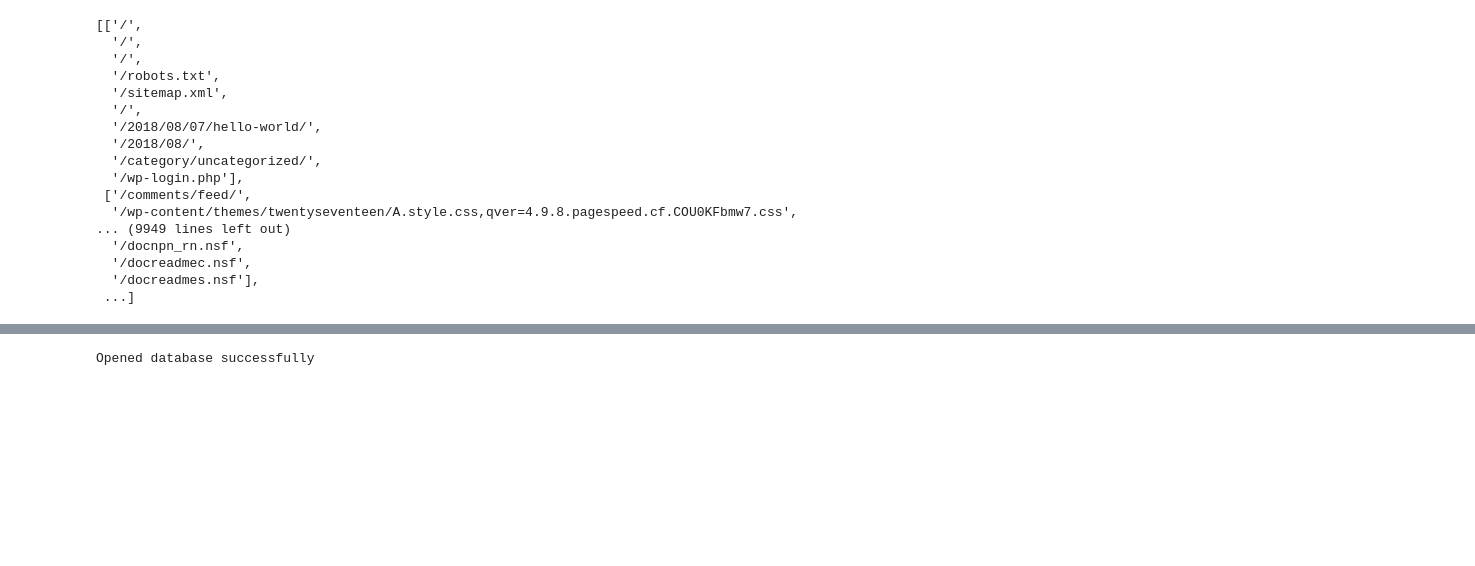
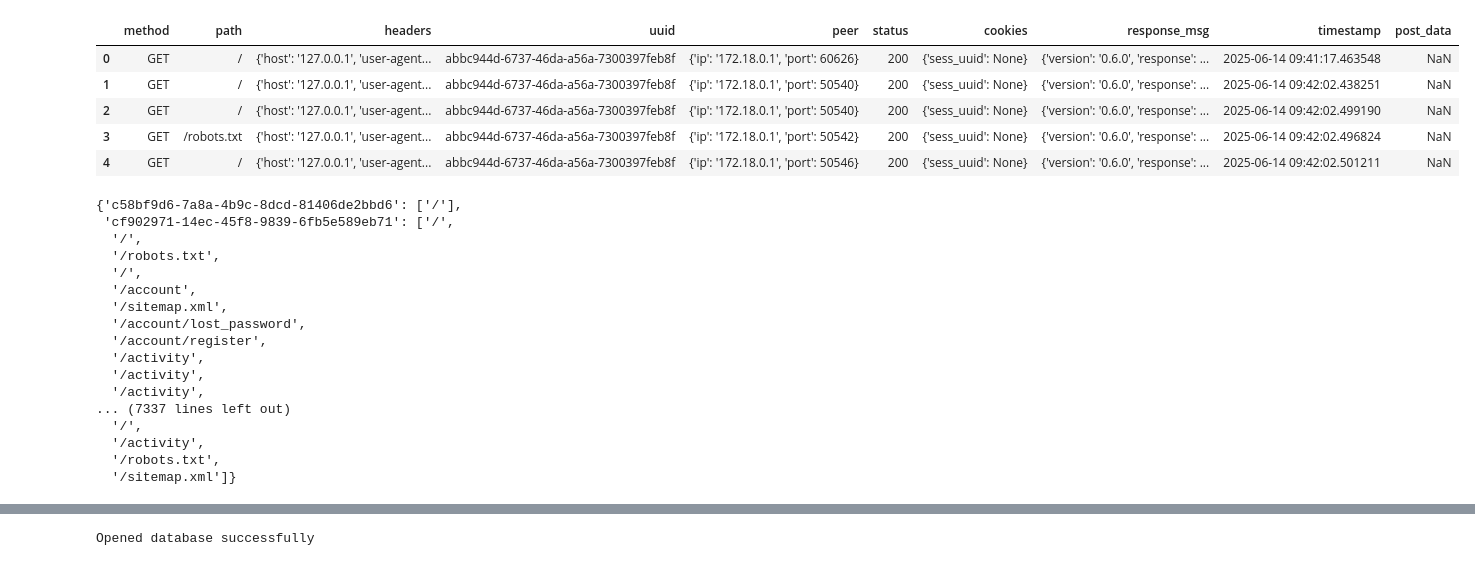
Before and after one commit to yehezkiel1086/ml-web-honeypot, a Jupyter notebook: data-mining/assoc_rules_paths.ipynb, the cells around one changed output, grey strips where cells are left out. Drawn from its saved outputs; the diff is of its cells as text; code cells hidden in the pictures; blank space fills up the shorter version.

```diff
--- a/data-mining/assoc_rules_paths.ipynb
+++ b/data-mining/assoc_rules_paths.ipynb
@@ -14,41 +14,61 @@ df.head(5)
+# %%
+# get the paths with params
+# filtered_paths = filtered_df["path"]
+
+# get the paths without params
+df["path"] = df["path"].apply(lambda x: x.split('?', 1)[0])
+
+df.head(5)
+# %% [output]
+|  | method | path | headers | uuid | peer | status | cookies | response_msg | timestamp | post_data |
+| 0 | GET | / | {'host': '127.0.0.1', 'user-agent... | abbc944d-6737-46da-a56a-7300397feb8f | {'ip': '172.18.0.1', 'port': 60626} | 200 | {'sess_uuid': None} | {'version': '0.6.0', 'response': ... | 2025-06-14 09:41:17.463548 | NaN |
+| 1 | GET | / | {'host': '127.0.0.1', 'user-agent... | abbc944d-6737-46da-a56a-7300397feb8f | {'ip': '172.18.0.1', 'port': 50540} | 200 | {'sess_uuid': None} | {'version': '0.6.0', 'response': ... | 2025-06-14 09:42:02.438251 | NaN |
+| 2 | GET | / | {'host': '127.0.0.1', 'user-agent... | abbc944d-6737-46da-a56a-7300397feb8f | {'ip': '172.18.0.1', 'port': 50540} | 200 | {'sess_uuid': None} | {'version': '0.6.0', 'response': ... | 2025-06-14 09:42:02.499190 | NaN |
+| 3 | GET | /robots.txt | {'host': '127.0.0.1', 'user-agent... | abbc944d-6737-46da-a56a-7300397feb8f | {'ip': '172.18.0.1', 'port': 50542} | 200 | {'sess_uuid': None} | {'version': '0.6.0', 'response': ... | 2025-06-14 09:42:02.496824 | NaN |
+| 4 | GET | / | {'host': '127.0.0.1', 'user-agent... | abbc944d-6737-46da-a56a-7300397feb8f | {'ip': '172.18.0.1', 'port': 50546} | 200 | {'sess_uuid': None} | {'version': '0.6.0', 'response': ... | 2025-06-14 09:42:02.501211 | NaN |
 # %%
-paths = df["path"]
-
-# jangan ikutkan parameter path
-filtered_paths = paths.apply(lambda x: x.split('?', 1)[0])
-
 paths_matrix = []
 tmp = []
+sess_uuids_paths = {
+  # "{sess_uuid}": []
+}
+sess_uuids = []
 
-for i, x in enumerate(filtered_paths):
-  if i % 10 == 0 and i != 0:
-    paths_matrix.append(tmp)
-    tmp = []
-  tmp.append(x)
+for _, row in df.iterrows():
+  sess_uuid = row.get("cookies", {}).get("sess_uuid") or row.get("response_msg", {}).get("response", {}).get("message", {}).get("sess_uuid")
+  path = row["path"]
 
-# Tambahkan grup terakhir jika tidak kosong
-if tmp:
-  paths_matrix.append(tmp)
+  if sess_uuid in sess_uuids:
+    sess_uuids_paths[sess_uuid].append(path)
+  else:
+    sess_uuids_paths[sess_uuid] = [path]
+    sess_uuids.append(sess_uuid)
 
-paths_matrix
+paths_matrix = list(sess_uuids_paths.values())
+# for paths in sess_uuids_paths.values():
+#   paths_matrix.append(paths)
+
+sess_uuids_paths
+# paths_matrix
+# print(len(paths_matrix), len(sess_uuids_paths.keys()))
 # %% [output]
-[['/',
-  '/',
+{'c58bf9d6-7a8a-4b9c-8dcd-81406de2bbd6': ['/'],
+ 'cf902971-14ec-45f8-9839-6fb5e589eb71': ['/',
   '/',
   '/robots.txt',
+  '/',
+  '/account',
   '/sitemap.xml',
+  '/account/lost_password',
+  '/account/register',
+  '/activity',
+  '/activity',
+  '/activity',
+... (7337 lines left out)
   '/',
-  '/2018/08/07/hello-world/',
-  '/2018/08/',
-  '/category/uncategorized/',
-  '/wp-login.php'],
- ['/comments/feed/',
-  '/wp-content/themes/twentyseventeen/A.style.css,qver=4.9.8.pagespeed.cf.COU0KFbmw7.css',
-... (9949 lines left out)
-  '/docnpn_rn.nsf',
-  '/docreadmec.nsf',
-  '/docreadmes.nsf'],
- ...]
+  '/activity',
+  '/robots.txt',
+  '/sitemap.xml']}
 # %%
 from mlxtend.preprocessing import TransactionEncoder
 from mlxtend.frequent_patterns import apriori, fpmax, fpgrowth
```
Also changed, not shown: parts of 8 cells of this notebook.
